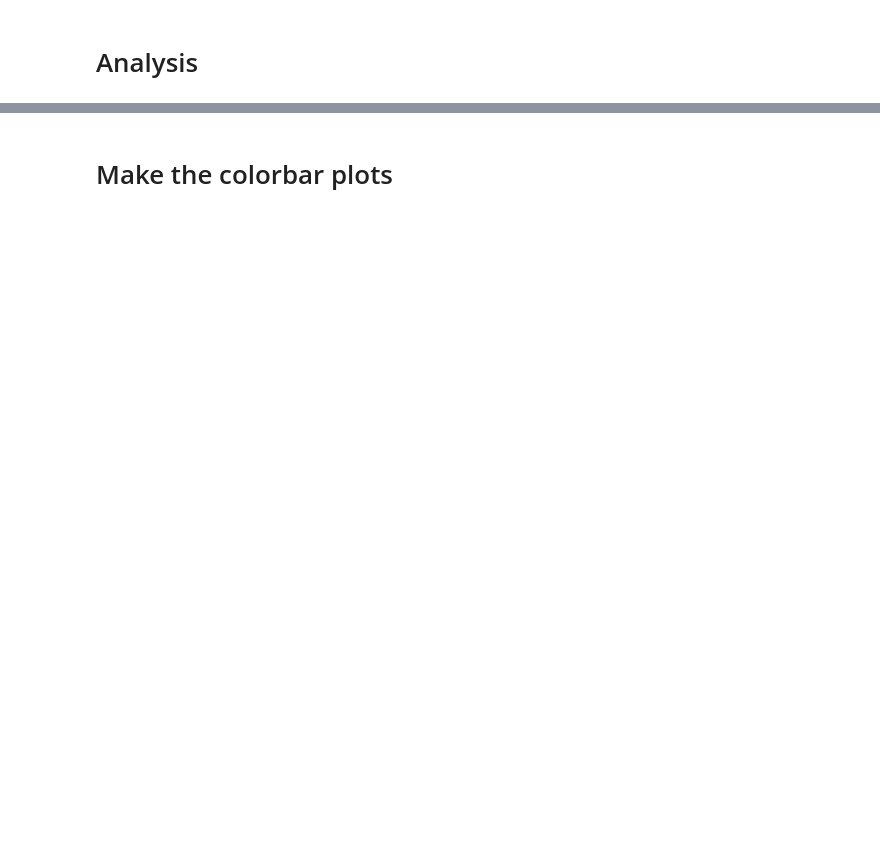
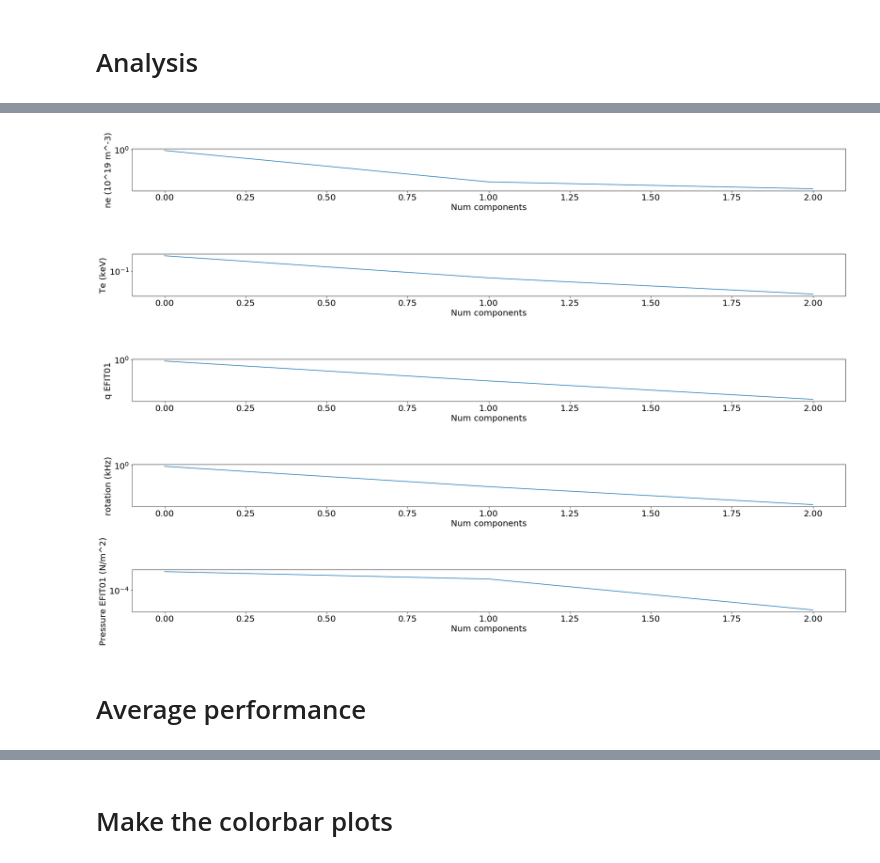
Before and after one commit to PlasmaControl/plasma-profile-predictor, a Jupyter notebook: notebooks/joe_analyze.ipynb, the cells around one changed output, grey strips where cells are left out. Saved outputs shown, nothing was run; the diff lists cells and outputs as text; code cells hidden in the pictures; blank space fills up the shorter version.

```diff
--- a/notebooks/joe_analyze.ipynb
+++ b/notebooks/joe_analyze.ipynb
@@ -392,0 +788,15 @@ print()
+# %%
+fig=plt.figure()
+for j,profile in enumerate(profiles):
+    pca=pca_fitter[profile]
+    ax=fig.add_subplot(len(profiles),1,j+1)
+    ax.plot([0,1,2],pca.explained_variance_ratio_)
+    ax.set_ylabel(sig_names[profile])
+    ax.set_xlabel('Num components')
+    ax.set_yscale('log')
+    ax.axhline(0,c='k')
+plt.subplots_adjust(hspace=1.5)
+# %% [output]
+[figure, added]
+# %% [markdown]
+# Average performance #
```
Also changed, not shown: parts of 32 cells of this notebook, 9 other files.
